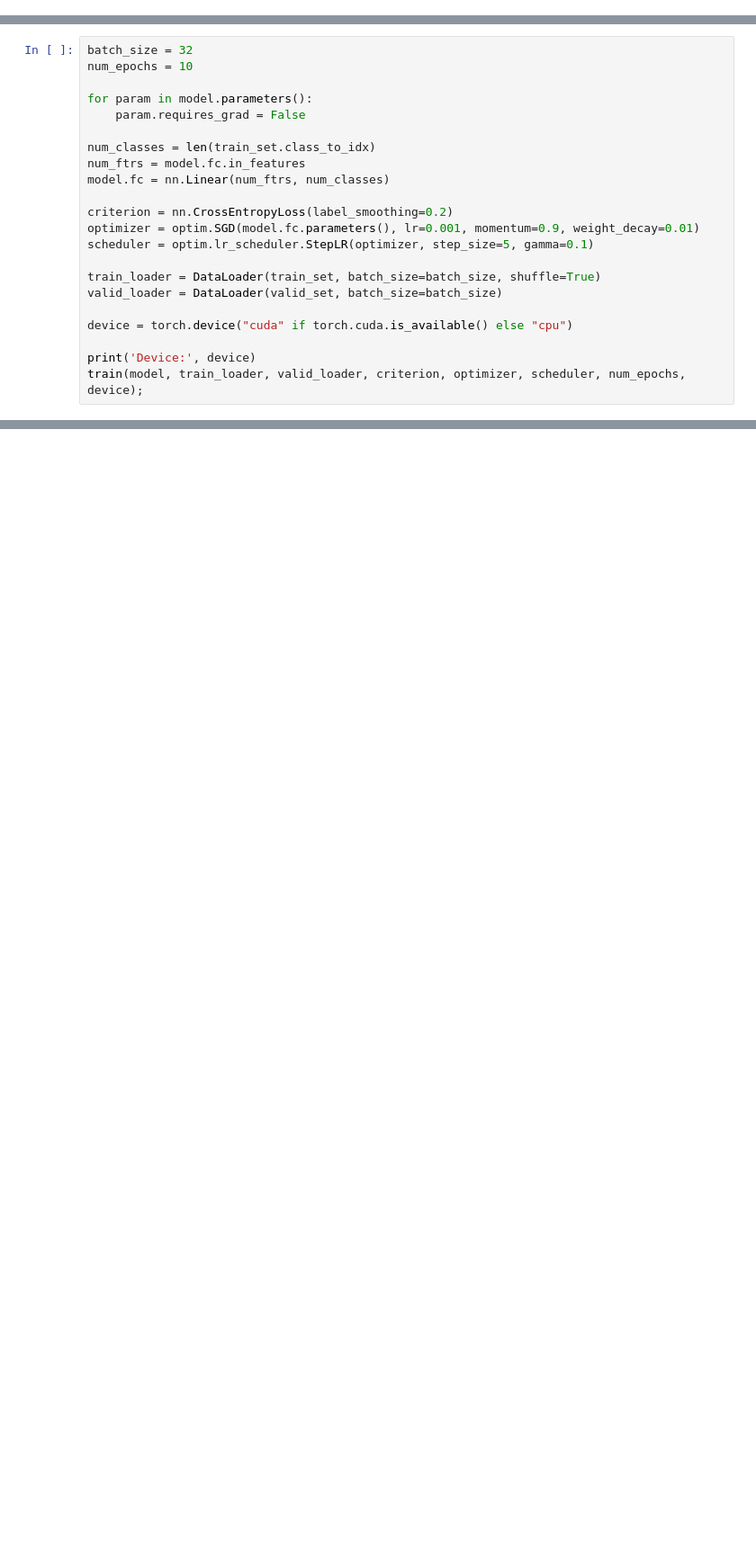
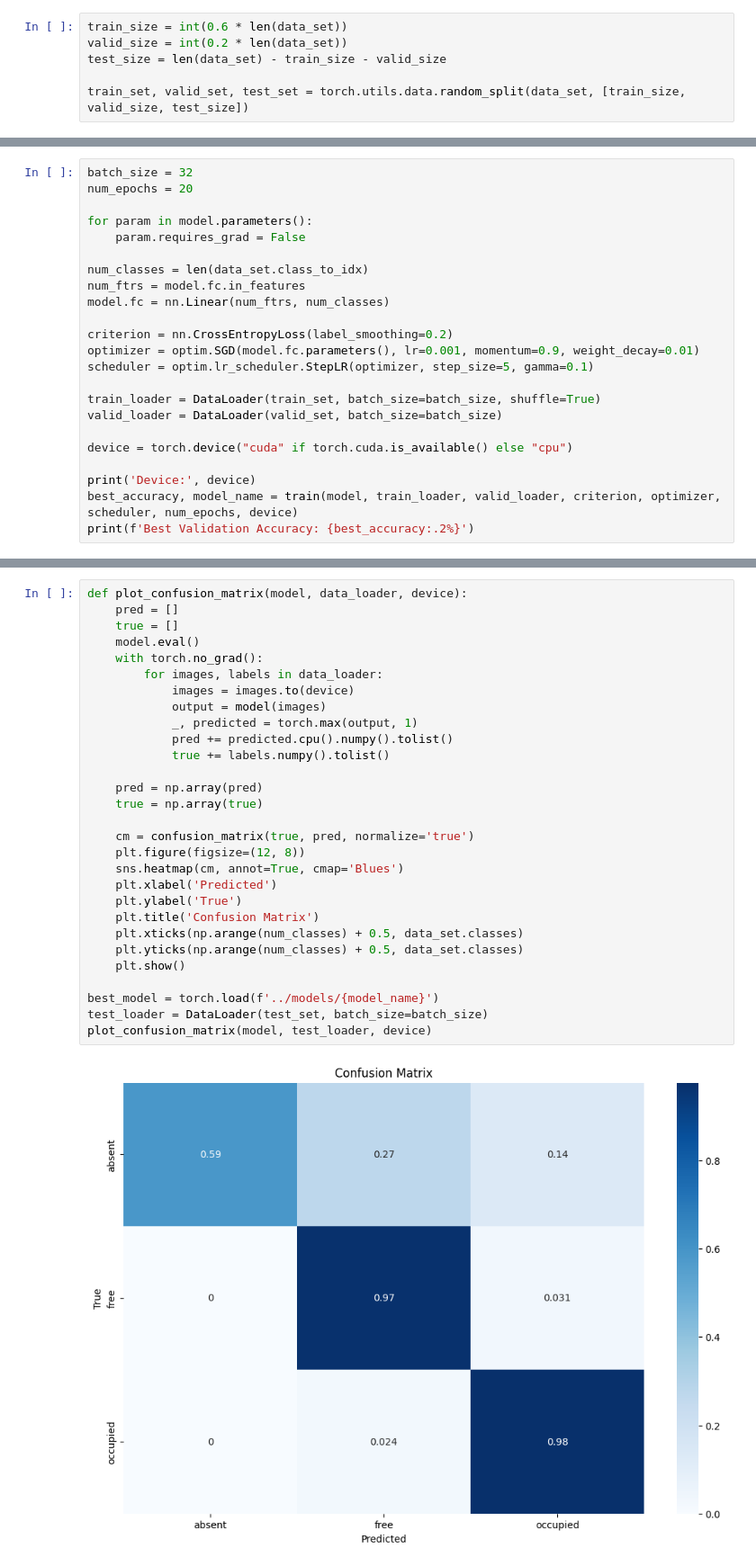
Before and after one commit to TimBerti/zeiss-hackathon-2024, a Jupyter notebook: notebooks/train.ipynb, the cells around one changed output, grey strips where cells are left out. Shown at 90% size. Saved outputs shown, nothing was run; the diff lists cells and outputs as text; blank space fills up the shorter version.

```diff
--- a/notebooks/train.ipynb
+++ b/notebooks/train.ipynb
@@ -38,3 +41,9 @@ for i in range(4):
+# %%
+train_size = int(0.6 * len(data_set))
+valid_size = int(0.2 * len(data_set))
+test_size = len(data_set) - train_size - valid_size
+
+train_set, valid_set, test_set = torch.utils.data.random_split(data_set, [train_size, valid_size, test_size])
 # %%
 def train_one_epoch(model, train_loader, criterion, optimizer, device):
     running_loss = 0.0
@@ -130,11 +141,11 @@ model = torch.hub.load('pytorch/vision:v0.10.0', 'resnet18', weights='ResNet18_W
 # %%
 batch_size = 32
-num_epochs = 10
+num_epochs = 20
 
 for param in model.parameters():
     param.requires_grad = False
 
-num_classes = len(train_set.class_to_idx)
+num_classes = len(data_set.class_to_idx)
 num_ftrs = model.fc.in_features
 model.fc = nn.Linear(num_ftrs, num_classes)
 
@@ -148,4 +159,5 @@ valid_loader = DataLoader(valid_set, batch_size=batch_size)
 device = torch.device("cuda" if torch.cuda.is_available() else "cpu")
 
 print('Device:', device)
-train(model, train_loader, valid_loader, criterion, optimizer, scheduler, num_epochs, device);
+best_accuracy, model_name = train(model, train_loader, valid_loader, criterion, optimizer, scheduler, num_epochs, device)
+print(f'Best Validation Accuracy: {best_accuracy:.2%}')
@@ -151,0 +168,31 @@ train(model, train_loader, valid_loader, criterion, optimizer, scheduler, num_ep
+# %%
+def plot_confusion_matrix(model, data_loader, device):
+    pred = []
+    true = []
+    model.eval()
+    with torch.no_grad():
+        for images, labels in data_loader:
+            images = images.to(device)
+            output = model(images)
+            _, predicted = torch.max(output, 1)
+            pred += predicted.cpu().numpy().tolist()
+            true += labels.numpy().tolist()
+
+    pred = np.array(pred)
+    true = np.array(true)
+
+    cm = confusion_matrix(true, pred, normalize='true')
+    plt.figure(figsize=(12, 8))
+    sns.heatmap(cm, annot=True, cmap='Blues')
+    plt.xlabel('Predicted')
+    plt.ylabel('True')
+    plt.title('Confusion Matrix')
+    plt.xticks(np.arange(num_classes) + 0.5, data_set.classes)
+    plt.yticks(np.arange(num_classes) + 0.5, data_set.classes)
+    plt.show()
+
+best_model = torch.load(f'../models/{model_name}')
+test_loader = DataLoader(test_set, batch_size=batch_size)
+plot_confusion_matrix(model, test_loader, device)
+# %% [output]
+[figure, added]
```
Also changed, not shown: parts of 5 cells of this notebook.
